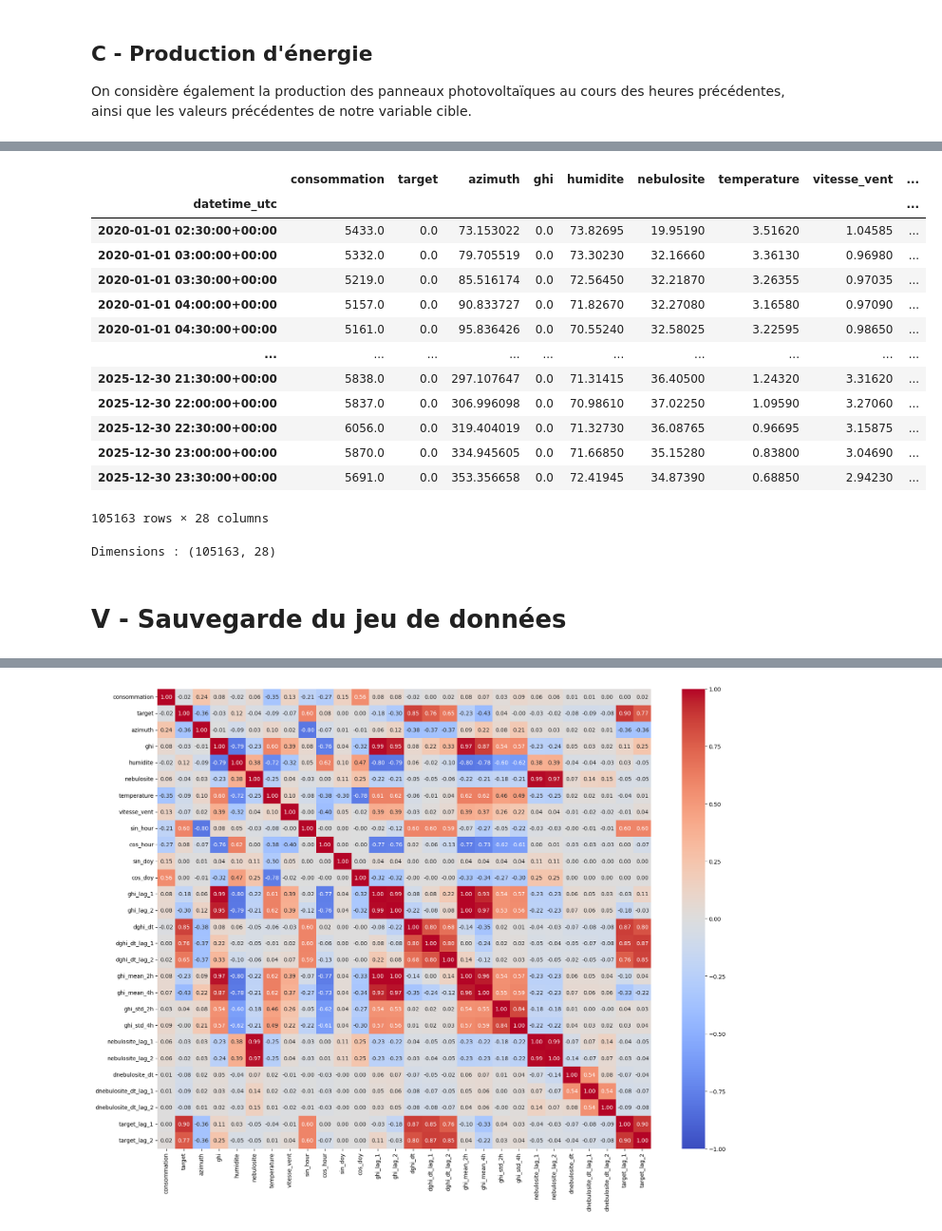
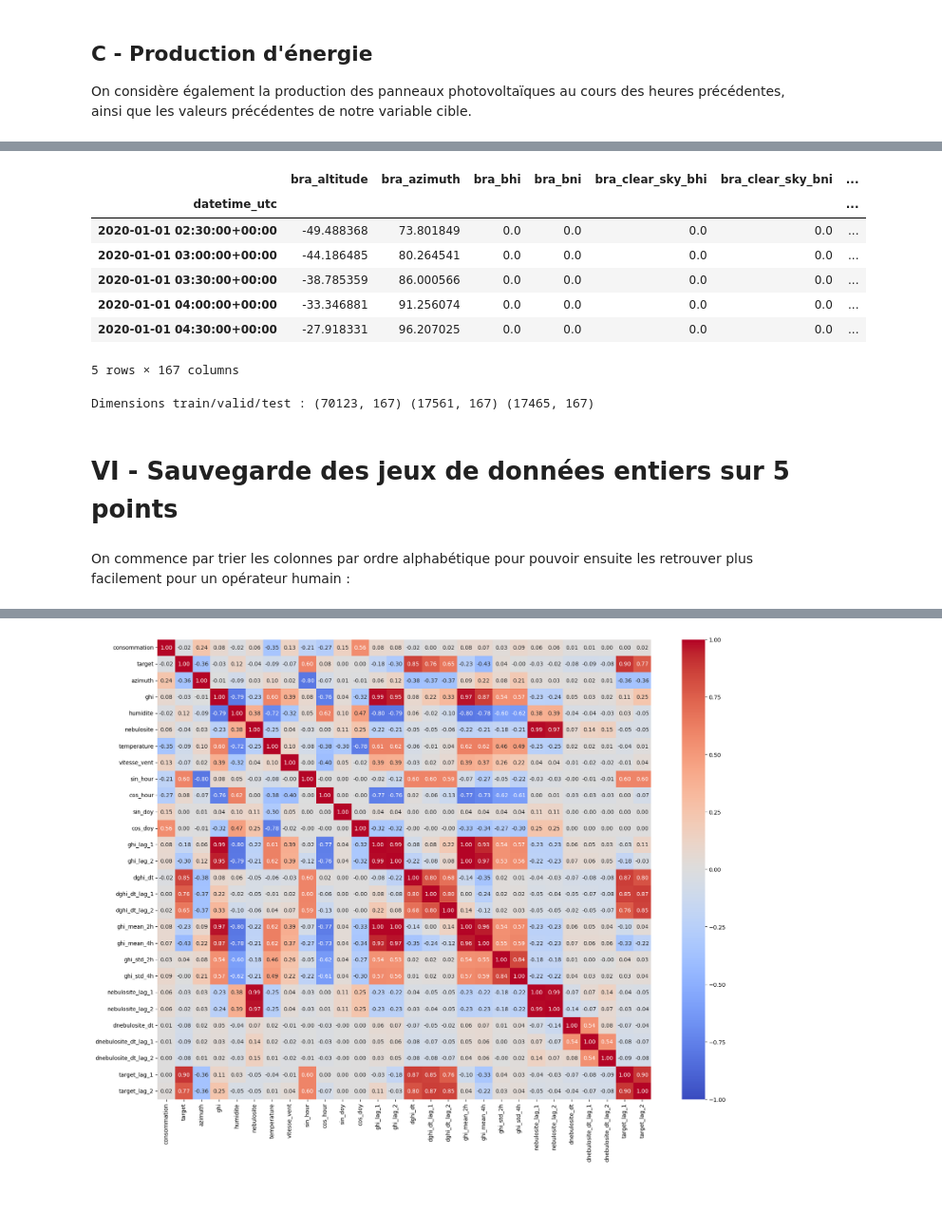
Before and after one commit to Math2935/aug25cds_variabilite, a Jupyter notebook: notebooks/04_feature_engineering.ipynb, the cells around one changed output, grey strips where cells are left out. Shown at 95% size. Saved outputs shown, nothing was run; the diff lists cells and outputs as text; code cells hidden in the pictures; blank space fills up the shorter version.

```diff
--- a/notebooks/04_feature_engineering.ipynb
+++ b/notebooks/04_feature_engineering.ipynb
@@ -401,11 +512,23 @@ avec $\Delta t = 30$ minutes.
 
 Ces variables capturent directement les transitions nuageuses responsables des rampes de production photovoltaïque.
 # %%
-df = add_derivate_var(df, 'nebulosite')
+# Afficher les dimensions des datasets avant
+print('Dimensions train/valid/test :', all_df['train'].shape, all_df['valid'].shape, all_df['test'].shape)
+
+# Récupérer les colonnes à traiter :
+cols = []
+for col in train.columns:
+    if 'nebulosite' in col:
+            cols.append(col)
+print(cols)
+
+for key in all_df.keys():
+    for col in cols:
+        all_df[key] = add_derivate_var(all_df[key], col)
 
 # Afficher le début et la fin du dataset
-display(df)
+display(all_df['train'])
 
 # Afficher les dimensions du dataset
-print('Dimensions :', df.shape)
+print('Dimensions train/valid/test :', all_df['train'].shape, all_df['valid'].shape, all_df['test'].shape)
 # %% [output]
@@ -429,12 +554,17 @@ Dimensions : (105170, 26)
 
 On considère également la production des panneaux photovoltaïques au cours des heures précédentes, ainsi que les valeurs précédentes de notre variable cible.
 # %%
-df['target_lag_1'] = df['target'].shift(1)
-df['target_lag_2'] = df['target'].shift(2)
+# Afficher les dimensions des datasets avant
+print('Dimensions train/valid/test :', all_df['train'].shape, all_df['valid'].shape, all_df['test'].shape)
 
-# Afficher le début et la fin du dataset
-display(df)
+for key in all_df.keys():
+    all_df[key] = add_derivate_var(all_df[key], 'tch_solaire')
+    all_df[key]['target_lag_1'] = all_df[key]['target'].shift(1)
+    all_df[key]['target_lag_2'] = all_df[key]['target'].shift(2)
+
+# Afficher une partie du dataset
+display(all_df['train'].iloc[25:30])
 
 # Afficher les dimensions du dataset
-print('Dimensions :', df.shape)
+print('Dimensions train/valid/test :', all_df['train'].shape, all_df['valid'].shape, all_df['test'].shape)
 # %% [output]
@@ -458,28 +583,25 @@ Dimensions : (105170, 28)
 
 La création des nouvelles variables a introduit des valeurs nulles dans les jeux de données : on supprime les lignes correspondantes.
 # %%
-df = df.dropna()
+for key in all_df.keys():
+    all_df[key] = all_df[key].dropna()
 
-# Afficher le début et la fin du dataset
-display(df)
+# Afficher le début d'un dataset
+display(all_df['train'].head())
 
-# Afficher les dimensions du dataset
-print('Dimensions :', df.shape)
+# Afficher les dimensions des datasets
+print('Dimensions train/valid/test :', all_df['train'].shape, all_df['valid'].shape, all_df['test'].shape)
 # %% [output]
-|  | consommation | target | azimuth | ghi | humidite | nebulosite | temperature | vitesse_vent | ... |
-| datetime_utc |  |  |  |  |  |  |  |  | ... |
-| 2020-01-01 02:30:00+00:00 | 5433.0 | 0.0 | 73.153022 | 0.0 | 73.82695 | 19.95190 | 3.51620 | 1.04585 | ... |
-| 2020-01-01 03:00:00+00:00 | 5332.0 | 0.0 | 79.705519 | 0.0 | 73.30230 | 32.16660 | 3.36130 | 0.96980 | ... |
-| 2020-01-01 03:30:00+00:00 | 5219.0 | 0.0 | 85.516174 | 0.0 | 72.56450 | 32.21870 | 3.26355 | 0.97035 | ... |
-| 2020-01-01 04:00:00+00:00 | 5157.0 | 0.0 | 90.833727 | 0.0 | 71.82670 | 32.27080 | 3.16580 | 0.97090 | ... |
-| 2020-01-01 04:30:00+00:00 | 5161.0 | 0.0 | 95.836426 | 0.0 | 70.55240 | 32.58025 | 3.22595 | 0.98650 | ... |
-| ... | ... | ... | ... | ... | ... | ... | ... | ... | ... |
-| 2025-12-30 21:30:00+00:00 | 5838.0 | 0.0 | 297.107647 | 0.0 | 71.31415 | 36.40500 | 1.24320 | 3.31620 | ... |
-| 2025-12-30 22:00:00+00:00 | 5837.0 | 0.0 | 306.996098 | 0.0 | 70.98610 | 37.02250 | 1.09590 | 3.27060 | ... |
-| 2025-12-30 22:30:00+00:00 | 6056.0 | 0.0 | 319.404019 | 0.0 | 71.32730 | 36.08765 | 0.96695 | 3.15875 | ... |
-| 2025-12-30 23:00:00+00:00 | 5870.0 | 0.0 | 334.945605 | 0.0 | 71.66850 | 35.15280 | 0.83800 | 3.04690 | ... |
-| 2025-12-30 23:30:00+00:00 | 5691.0 | 0.0 | 353.356658 | 0.0 | 72.41945 | 34.87390 | 0.68850 | 2.94230 | ... |
+|  | bra_altitude | bra_azimuth | bra_bhi | bra_bni | bra_clear_sky_bhi | bra_clear_sky_bni | ... |
+| datetime_utc |  |  |  |  |  |  | ... |
+| 2020-01-01 02:30:00+00:00 | -49.488368 | 73.801849 | 0.0 | 0.0 | 0.0 | 0.0 | ... |
+| 2020-01-01 03:00:00+00:00 | -44.186485 | 80.264541 | 0.0 | 0.0 | 0.0 | 0.0 | ... |
+| 2020-01-01 03:30:00+00:00 | -38.785359 | 86.000566 | 0.0 | 0.0 | 0.0 | 0.0 | ... |
+| 2020-01-01 04:00:00+00:00 | -33.346881 | 91.256074 | 0.0 | 0.0 | 0.0 | 0.0 | ... |
+| 2020-01-01 04:30:00+00:00 | -27.918331 | 96.207025 | 0.0 | 0.0 | 0.0 | 0.0 | ... |
-105163 rows × 28 columns
+5 rows × 167 columns
-Dimensions : (105163, 28)
+Dimensions train/valid/test : (70123, 167) (17561, 167) (17465, 167)
 # %% [markdown]
-# V - Sauvegarde du jeu de données
+# VI - Sauvegarde des jeux de données entiers sur 5 points
+# %% [markdown]
+On commence par trier les colonnes par ordre alphabétique pour pouvoir ensuite les retrouver plus facilement pour un opérateur humain :
```
Also changed, not shown: parts of 34 cells of this notebook.
